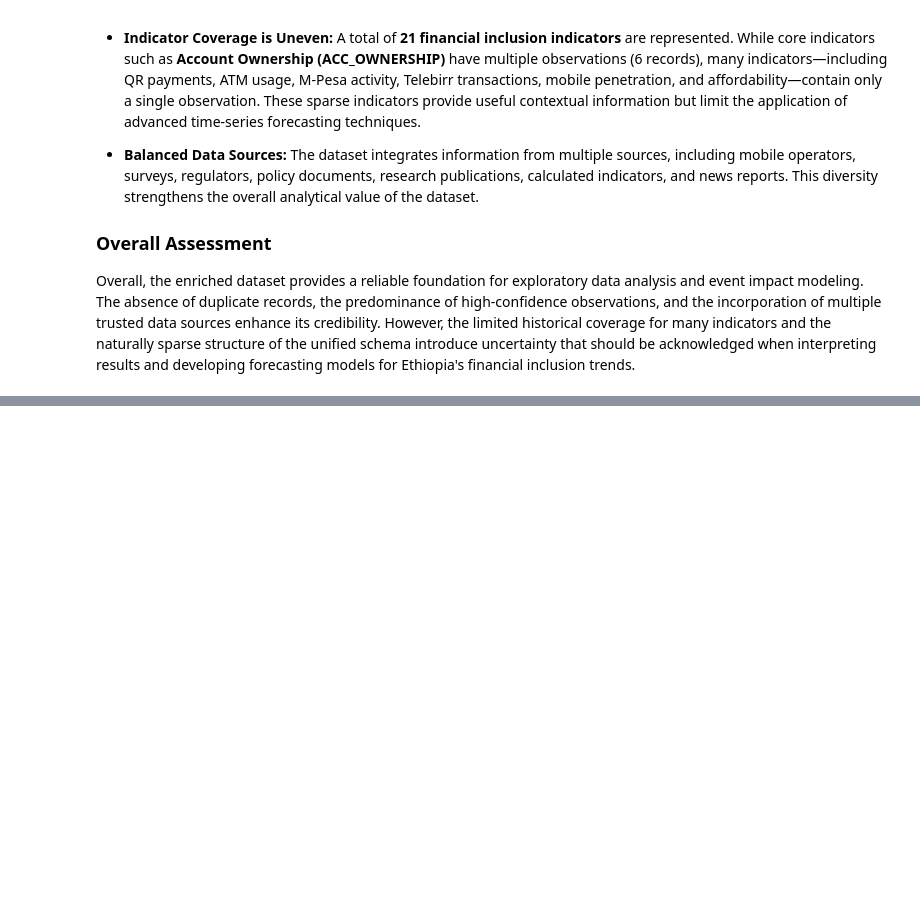
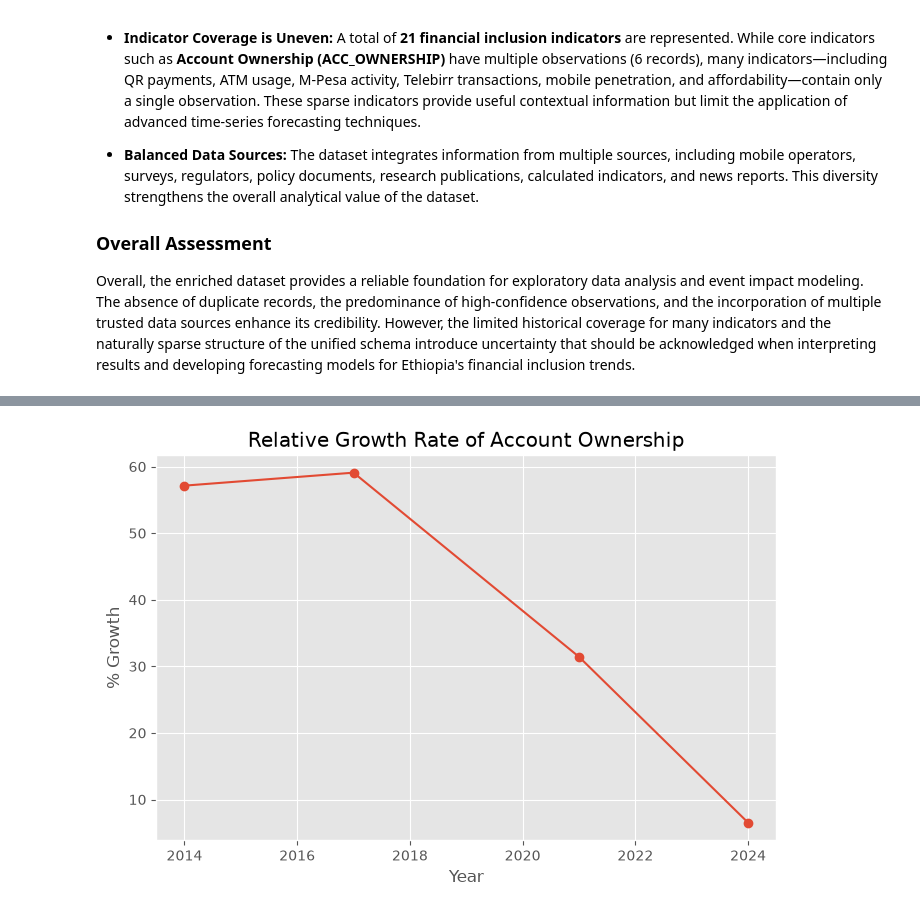
Before and after one commit to Lalisecf/ethiopia-fi-forecast-week11, a Jupyter notebook: notebooks/task_2_eda.ipynb, the cells around one changed output, grey strips where cells are left out. Saved outputs shown, nothing was run; the diff lists cells and outputs as text; code cells hidden in the pictures; blank space fills up the shorter version.

```diff
--- a/notebooks/task_2_eda.ipynb
+++ b/notebooks/task_2_eda.ipynb
@@ -487,0 +583,7 @@ Overall, the enriched dataset provides a reliable foundation for exploratory dat
+# %%
+access["growth_percent"] = (
+    access["account_ownership"]
+    .pct_change()*100
+)
+
+access
@@ -487,0 +597,20 @@ Overall, the enriched dataset provides a reliable foundation for exploratory dat
+# %%
+plt.figure(figsize=(8,5))
+
+plt.plot(
+    access["year"],
+    access["growth_percent"],
+    marker="o"
+)
+
+plt.title("Relative Growth Rate of Account Ownership")
+
+plt.ylabel("% Growth")
+
+plt.xlabel("Year")
+
+plt.grid(True)
+
+plt.show()
+# %% [output]
+[figure, added]
```
Also changed, not shown: parts of 24 cells of this notebook.
